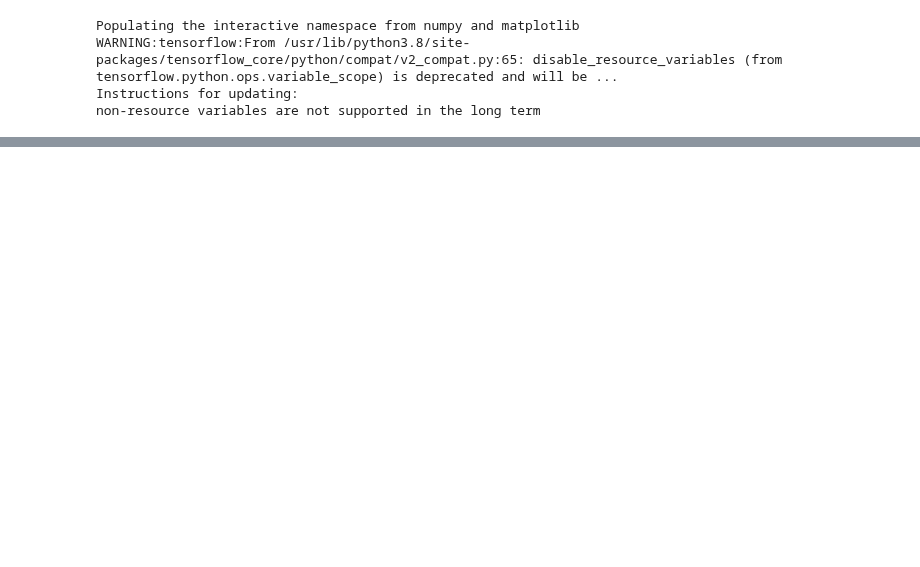
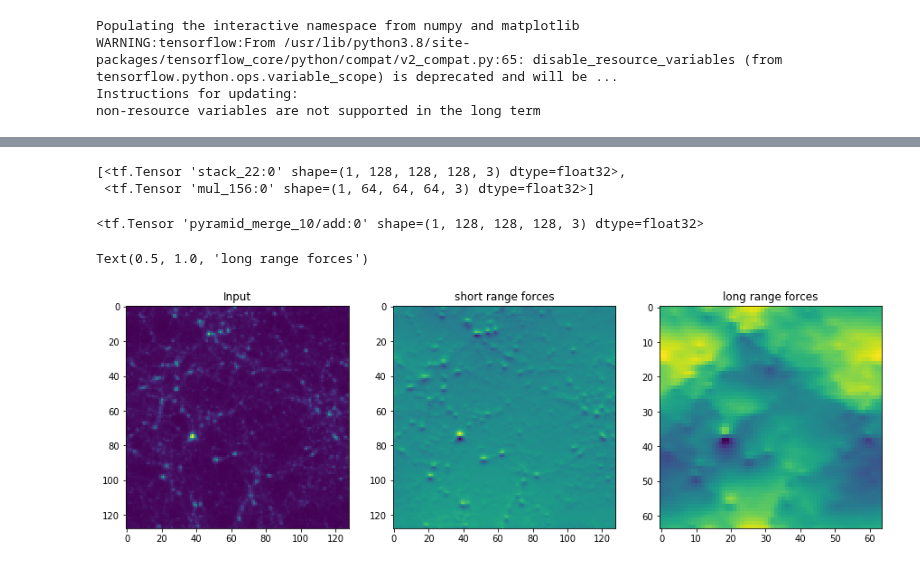
Before and after one commit to DifferentiableUniverseInitiative/flowpm, a Jupyter notebook: notebooks/flowpm-MultiGrid.ipynb, the cells around one changed output, grey strips where cells are left out. Cells and saved outputs as stored; diff of their text form; code cells hidden in the pictures; blank space fills up the shorter version.

Commit message:
Adds prototype force computation

```diff
--- a/notebooks/flowpm-MultiGrid.ipynb
+++ b/notebooks/flowpm-MultiGrid.ipynb
@@ -141,0 +171,7 @@ field = tf.expand_dims(final_field, -1)
+# %%
+force_levels = [force(levels[0][...,0]), force(levels[1][...,0])*2]
+# %%
+force_levels
+# %% [output]
+[<tf.Tensor 'stack_22:0' shape=(1, 128, 128, 128, 3) dtype=float32>,
+ <tf.Tensor 'mul_156:0' shape=(1, 64, 64, 64, 3) dtype=float32>]
@@ -141,0 +180,4 @@ field = tf.expand_dims(final_field, -1)
+# %%
+rec
+# %% [output]
+<tf.Tensor 'pyramid_merge_10/add:0' shape=(1, 128, 128, 128, 3) dtype=float32>
@@ -141,0 +190,15 @@ field = tf.expand_dims(final_field, -1)
+# %%
+figure(figsize=(15,5))
+subplot(131)
+imshow(sim[0].sum(axis=1))
+title('Input')
+subplot(132)
+imshow(l0[0].sum(axis=1)[...,0])
+title('short range forces')
+subplot(133)
+imshow(l1[0].sum(axis=1)[...,0]);
+title('l2')
+title('long range forces')
+# %% [output]
+Text(0.5, 1.0, 'long range forces')
+[figure, added]
```
Also changed, not shown: parts of 12 cells of this notebook.
